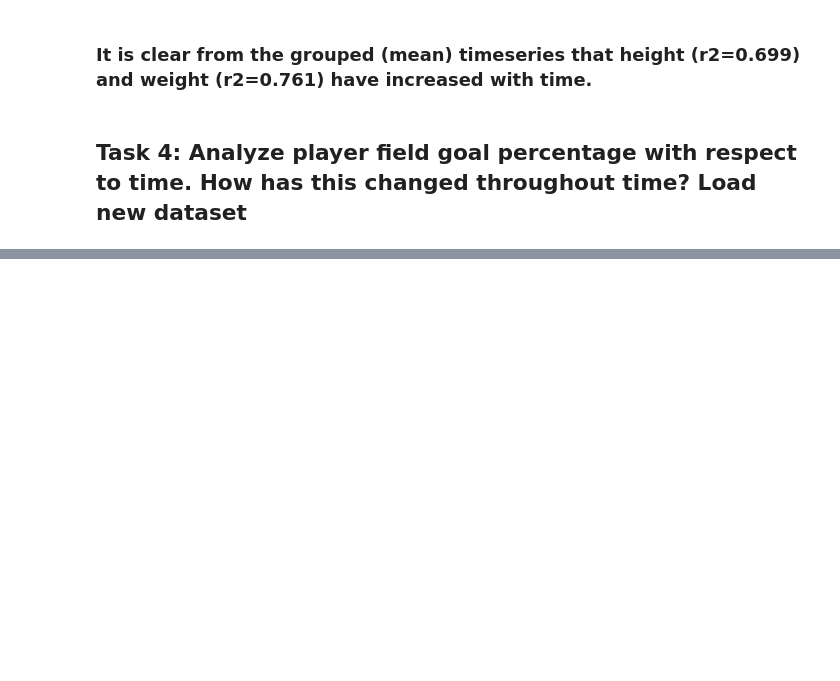
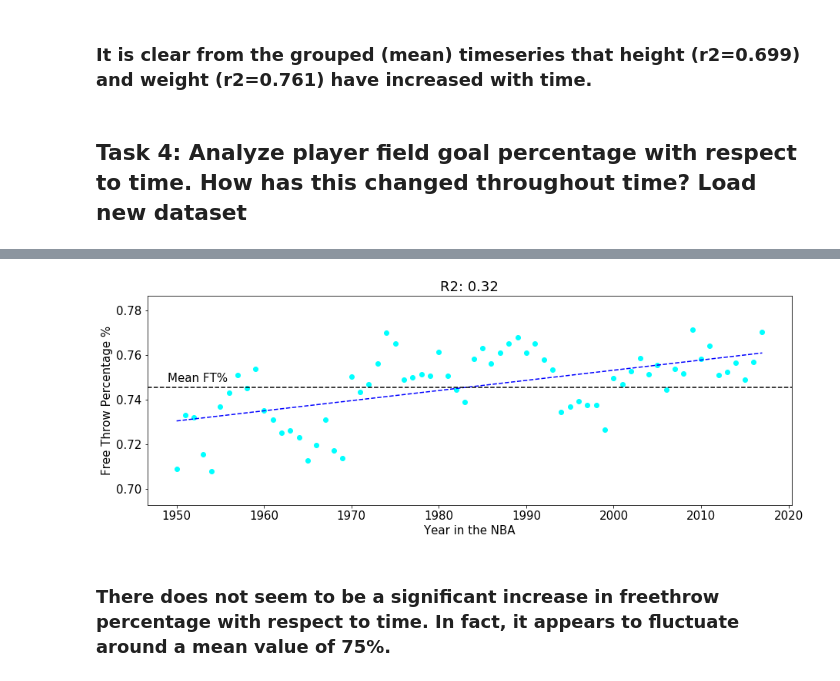
Before and after one commit to brentwilder/NBAplayers, a Jupyter notebook: NBA.ipynb, the cells around one changed output, grey strips where cells are left out. Drawn from its saved outputs; the diff is of its cells as text; code cells hidden in the pictures; blank space fills up the shorter version.

```diff
--- a/NBA.ipynb
+++ b/NBA.ipynb
@@ -232,0 +291,6 @@ Text(0.5, 1.0, 'R2: 0.761')
+# %%
+# Create pivot table to sum field goals attempted and games played for each year
+ft = pd.pivot_table(stats,index=['Year'],values=['FT','FTA'],
+                aggfunc=[np.sum]).reset_index()
+ft.columns = ['Year','FT','FTA']
+ft.head()
@@ -232,0 +304,4 @@ Text(0.5, 1.0, 'R2: 0.761')
+# %%
+# Create new column of FT%
+ft['FT%'] = ft['FT'] / ft['FTA']
+ft
@@ -232,0 +322,21 @@ Text(0.5, 1.0, 'R2: 0.761')
+# %%
+from sklearn.metrics import r2_score
+plt.rcParams.update({'font.size': 15})
+fig,ax = plt.subplots()
+fig.set_size_inches(15, 5)
+x = ft['Year']
+y = ft['FT%']
+ax.scatter(x=x,y=y,color='cyan')
+ax.set_ylabel('Free Throw Percentage %')
+ax.set_xlabel('Year in the NBA')
+z = np.polyfit(x,y,1)
+p = np.poly1d(z)
+plt.plot(x,p(x),"b--")
+ax.set_title('R2: ' + str(np.round(r2_score(y, p(x)),3)))
+ft['FT%'].mean()
+plt.axhline(y=0.7456,color='k',linestyle='--')
+plt.text(1949,0.748, "Mean FT%",);
+# %% [output]
+[figure, added]
+# %% [markdown]
+### There does not seem to be a significant increase in freethrow percentage with respect to time. In fact, it appears to fluctuate around a mean value of 75%.
```
Also changed, not shown: parts of 8 cells of this notebook.
